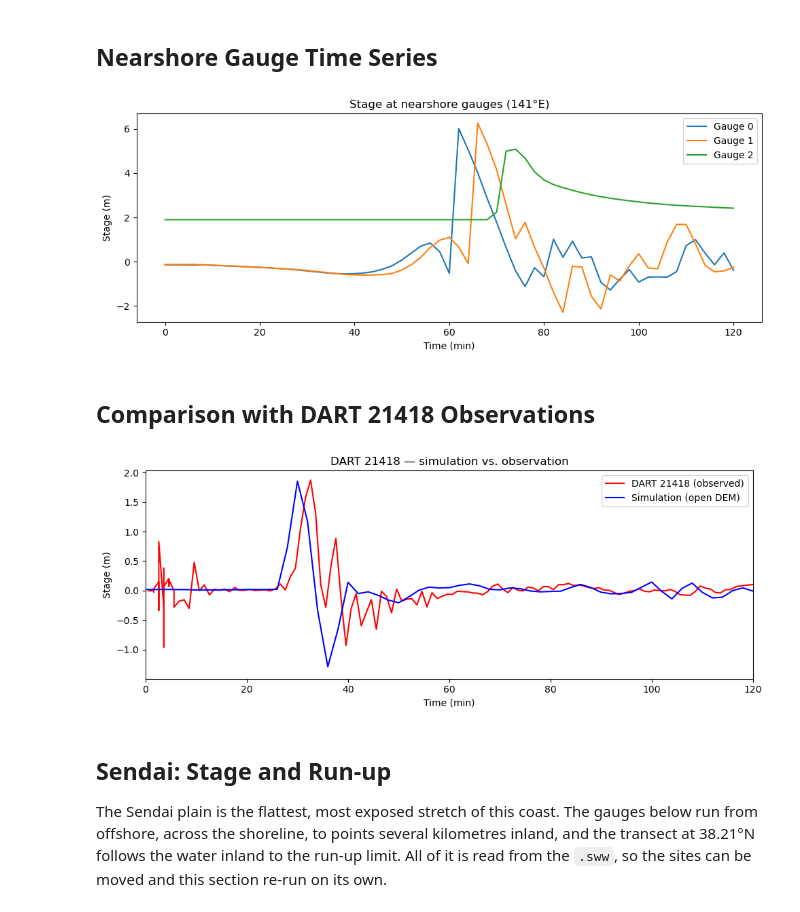
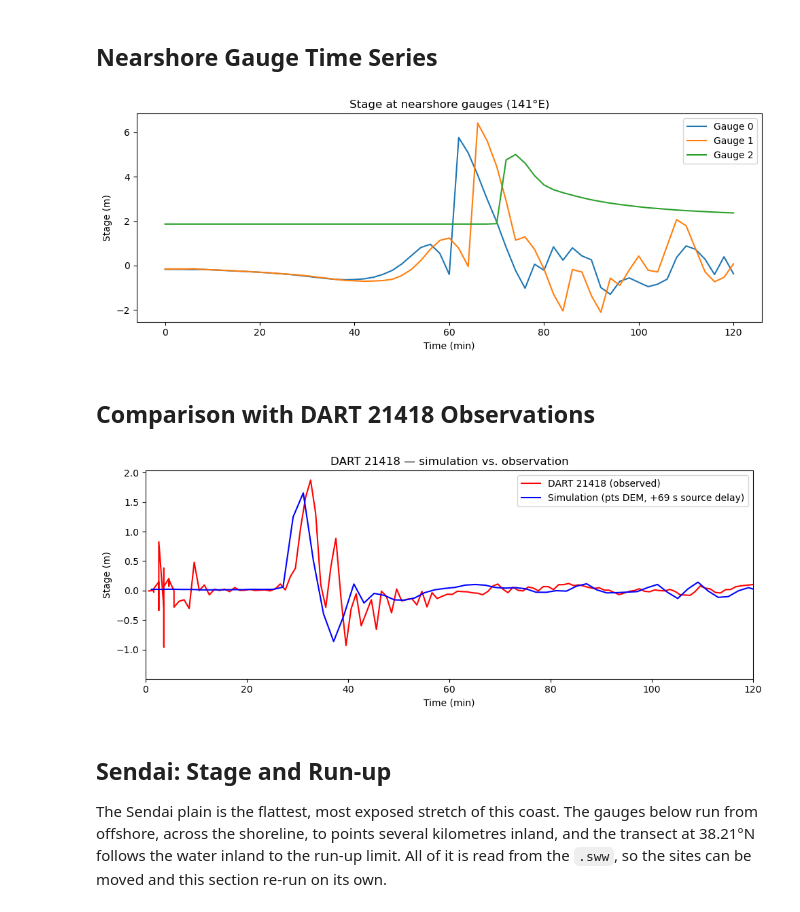
Before and after one commit to stoiver/Tohoku, a Jupyter notebook: notebook_tohoku_open_elevation.ipynb, the cells around one changed output. Saved outputs shown, nothing was run; the diff lists cells and outputs as text; code cells hidden in the pictures.

```diff
--- a/notebook_tohoku_open_elevation.ipynb
+++ b/notebook_tohoku_open_elevation.ipynb
@@ -304,20 +330,21 @@ Stage[:] = np.maximum(Elevation, Stage)
 # 0.01 m (friction is negligible in 5700 m of water).  The moment above is set
 # from DART first; friction then sets the coast.
 #
-# The value is tied to the DEM, so there is one per elevation_source, from the
-# sweep in notebook_tohoku_friction_calibration.ipynb (DE_ader2 beta 1.0,
-# M0 = 4.7e22, strict match criterion, study area, measured 2026-09-30):
+# The value is tied to the DEM, so there is one per elevation_source, from a
+# calibrate_deterministic.py sweep at this source (gCMT moment, sig_u 0.30,
+# DE_ader2 beta 1.0, strict match criterion, study area, measured 2026-10-07):
 #
-#   open  n = 0.045 : K 1.00, kappa 1.59, bias +0.25 m, 279 of 1765 dry
-#   pts   n = 0.048 : K 0.99, kappa 1.61, bias +0.38 m, ~165 of 1765 dry
+#   open  n = 0.042 : K 1.00, kappa 1.58, bias +0.17 m, RMS 4.00, 276 of 1765 dry
+#   pts   n = 0.046 : K 1.01, kappa 1.62, bias +0.19 m, RMS 4.39, 161 of 1765 dry
 #
-# Both are ~0.007 higher than the beta 0.5 calibration (0.037 / 0.042): the
-# old limiter damped the wave numerically, and friction now does that job.
+# It is the only fitted parameter in this configuration.  The previous source
+# (M0 4.7e22, sig_u 0.20) wanted 0.045 / 0.048: the broader taper puts less
+# load on the coast for the same DART peak, so less friction is needed.
 #
 # It is an effective value standing in for unresolved bed roughness and coastal
 # defences, not a measured one.  The finer Tohoku.pts resolves more of the low
 # coastal strip, lets more water through, and so wants more roughness.
-friction = {'open': 0.045, 'pts': 0.048}[elevation_source]
+friction = {'open': 0.042, 'pts': 0.046}[elevation_source]
 domain.set_quantity('friction', friction)
 
 # The pre-earthquake state.  The deformation cell below rebuilds stage and
@@ -779,24 +807,27 @@ ax.legend()
 ax.set_title('Stage at nearshore gauges (141\u00b0E)')
 plt.tight_layout()
 # %% [output]
-[figure, old version]
+[figure, new version]
 # %% [markdown]
 ## Comparison with DART 21418 Observations
 # %%
 obs = np.loadtxt('21418_notide.txt')
 
 fig, ax = plt.subplots(figsize=(10, 4))
 ax.plot(obs[:, 0] / 60, obs[:, 1], 'r', label='DART 21418 (observed)')
 t, stage_21418 = gauge_series(gauges[21418])
-ax.plot(t / 60, stage_21418, 'b', label='Simulation (open DEM)')
+# The model releases the deformation at t = 0; the observed record is timed from
+# the origin, and the source is placed at the gCMT centroid time.
+ax.plot((t + source_delay) / 60, stage_21418, 'b',
+        label=f'Simulation ({elevation_source} DEM, +{source_delay:.0f} s source delay)')
 ax.set_xlim(0, 120)
 ax.set_xlabel('Time (min)')
 ax.set_ylabel('Stage (m)')
 ax.legend()
 ax.set_title('DART 21418 — simulation vs. observation')
 plt.tight_layout()
 # %% [output]
-[figure, old version]
+[figure, new version]
 # %% [markdown]
 ## Sendai: Stage and Run-up
 
```
Also changed, not shown: parts of 19 cells of this notebook, 4 other files.
